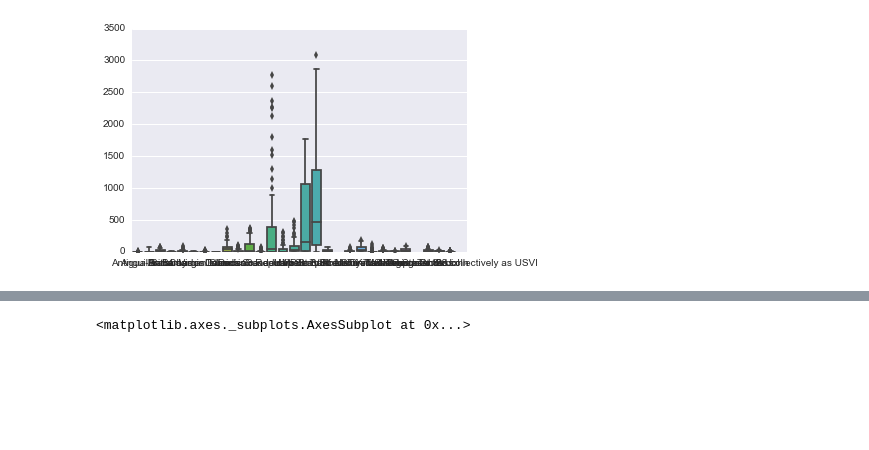
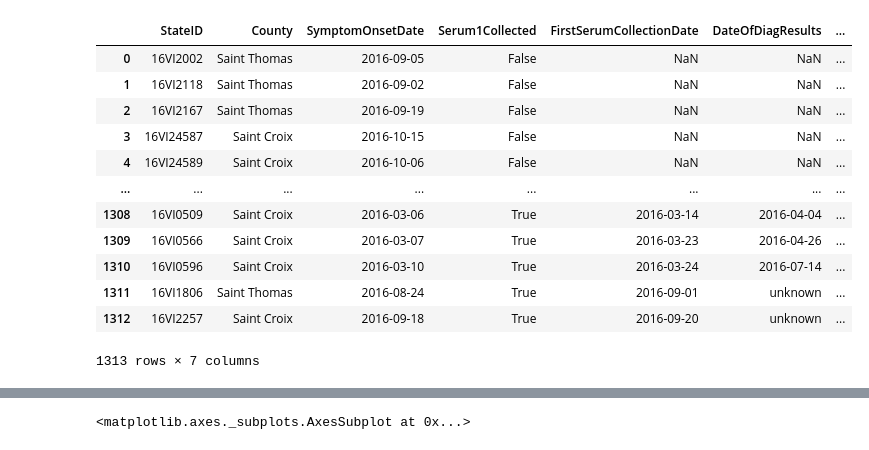
Before and after one commit to blab/zika-usvi, a Jupyter notebook: scripts/incidence-plotting.ipynb, the cells around one changed output, grey strips where cells are left out. Cells and saved outputs as stored; diff of their text form; code cells hidden in the pictures; blank space fills up the shorter version.

Commit message:
code to transform linelist to incidence-by-date for epi curves

```diff
--- a/scripts/incidence-plotting.ipynb
+++ b/scripts/incidence-plotting.ipynb
@@ -37,6 +10,17 @@ caribbean_df
-# %%
-#plot usvi incidence
-sns.boxplot(data=caribbean_df)
-plt.show()
-# %% [output]
-[figure, removed]
+# %%
+linelist = pd.read_csv("../data/epi-data/epi-surveillance-data-cases-only-abridged.csv")
+linelist
+# %% [output]
+|  | StateID | County | SymptomOnsetDate | Serum1Collected | FirstSerumCollectionDate | DateOfDiagResults | ... |
+| 0 | 16VI2002 | Saint Thomas | 2016-09-05 | False | NaN | NaN | ... |
+| 1 | 16VI2118 | Saint Thomas | 2016-09-02 | False | NaN | NaN | ... |
+| 2 | 16VI2167 | Saint Thomas | 2016-09-19 | False | NaN | NaN | ... |
+| 3 | 16VI24587 | Saint Croix | 2016-10-15 | False | NaN | NaN | ... |
+| 4 | 16VI24589 | Saint Croix | 2016-10-06 | False | NaN | NaN | ... |
+| ... | ... | ... | ... | ... | ... | ... | ... |
+| 1308 | 16VI0509 | Saint Croix | 2016-03-06 | True | 2016-03-14 | 2016-04-04 | ... |
+| 1309 | 16VI0566 | Saint Croix | 2016-03-07 | True | 2016-03-23 | 2016-04-26 | ... |
+| 1310 | 16VI0596 | Saint Croix | 2016-03-10 | True | 2016-03-24 | 2016-07-14 | ... |
+| 1311 | 16VI1806 | Saint Thomas | 2016-08-24 | True | 2016-09-01 | unknown | ... |
+| 1312 | 16VI2257 | Saint Croix | 2016-09-18 | True | 2016-09-20 | unknown | ... |
+1313 rows × 7 columns
```
Also changed, not shown: parts of 7 cells of this notebook.
